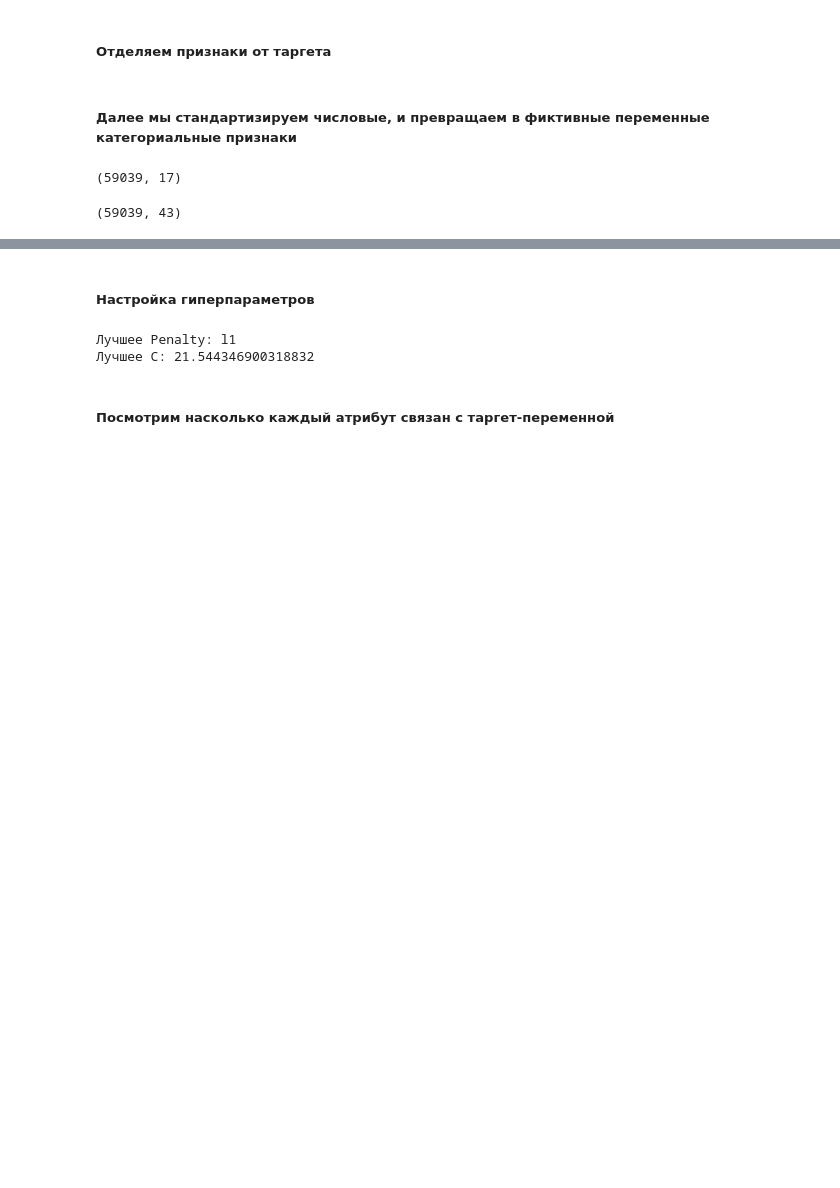
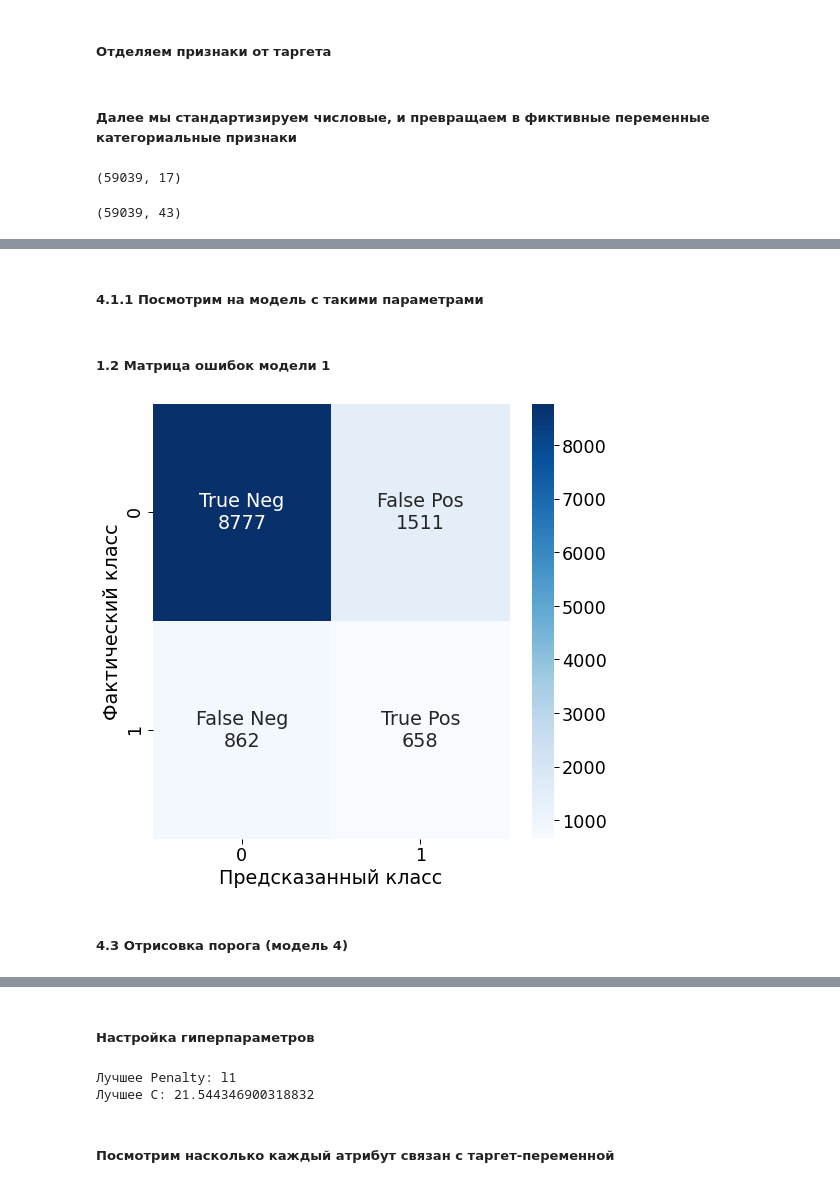
Before and after one commit to BasilPDS/CoursSF_L, a Jupyter notebook: module_5/module_5.ipynb, the cells around one changed output, grey strips where cells are left out. Drawn from its saved outputs; the diff is of its cells as text; code cells hidden in the pictures; blank space fills up the shorter version.

Commit message:
Update module_5.ipynb
Созданы 4 модели лог.рег
Проверка кодирования переменных

```diff
--- a/module_5/module_5.ipynb
+++ b/module_5/module_5.ipynb
@@ -1267,0 +1252,2 @@ def print_ROC_AUC(Y_TRAIN, Y_PRED_TRAIN, Y_TEST, Y_PRED):
+# %% [markdown]
+##### 4.1.1 Посмотрим на модель с такими параметрами
@@ -1267,0 +1256,40 @@ def print_ROC_AUC(Y_TRAIN, Y_PRED_TRAIN, Y_TEST, Y_PRED):
+# %%
+Model_4_1 = LogisticRegression(C=1,
+                              class_weight=balance,
+                              dual=False,
+                              fit_intercept=True,
+                              intercept_scaling=1,
+                              l1_ratio=None,
+                              max_iter=1000,
+                              multi_class='auto',
+                              n_jobs= None,
+                              penalty='l2',
+                              random_state=RS,
+                              solver='newton-cg',
+                              tol = 0.0001,
+                              verbose=0,
+                              warm_start=False)
+
+Model_4_1.fit(X_train, y_train)
+#Значения
+y_pred_4_1 = Model_4_1.predict(X_test)
+# Вероятности
+y_pred_probs_4_1 = Model_4_1.predict_proba(X_test)
+
+# Посчитаем показатели для обучающего набора, что бы следить за переобучением
+#Значения
+y_pred_4_1_train = Model_4_1.predict(X_train)
+# Вероятности
+y_pred_probs_4_1_train = Model_4_1.predict_proba(X_train)
+
+# Для кривой порога
+y_scores_4_1 = cross_val_predict(Model_4_1, X_train, y_train, cv=3, method="decision_function")
+precisions, recalls, thresholds = precision_recall_curve(y_train, y_scores_4_1)
+# %% [markdown]
+##### 1.2 Матрица ошибок модели 1
+# %%
+print_CM(y_test, y_pred_4_1)
+# %% [output]
+[figure, added]
+# %% [markdown]
+##### 4.3 Отрисовка порога (модель 4)
```
Also changed, not shown: parts of 145 cells of this notebook.
